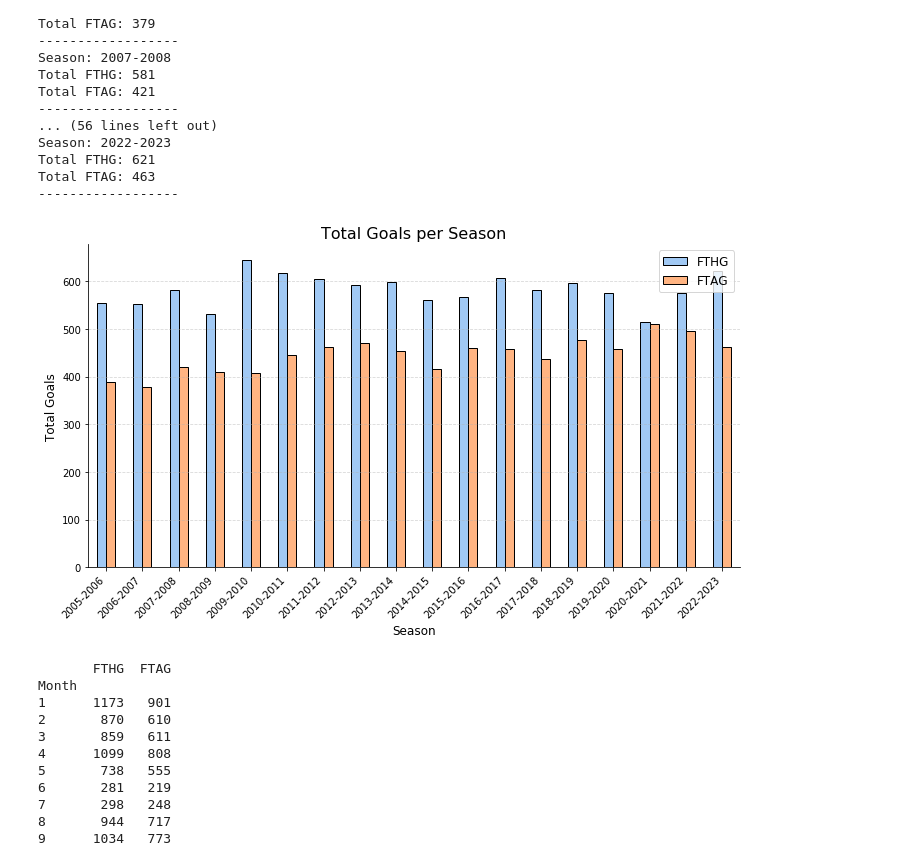
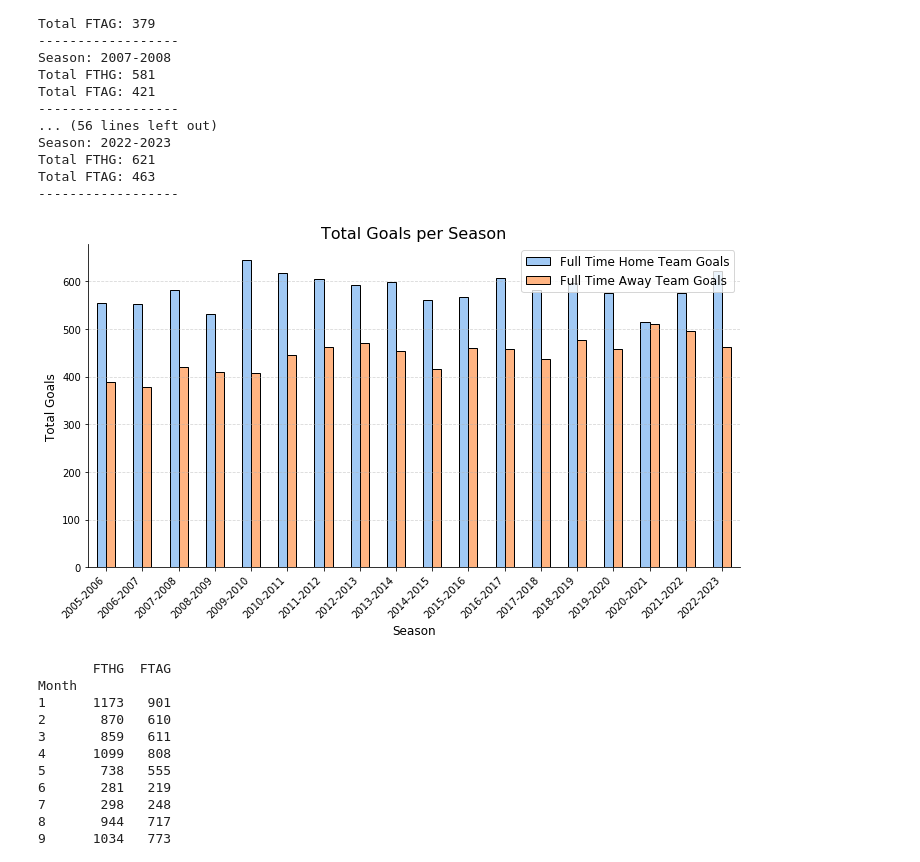
Before and after one commit to airbagdeer/theoretical-statistics, a Jupyter notebook: Final-Project.ipynb, the cells around one changed output. Cells and saved outputs as stored; diff of their text form; code cells hidden in the pictures.

Commit message:
new plot and changed previous plot legend

```diff
--- a/Final-Project.ipynb
+++ b/Final-Project.ipynb
@@ -91,28 +91,28 @@ Total FTAG: 463
 # %%
 totalGoalsPerSeasonDF = pd.DataFrame.from_dict(goals_per_season, orient='index')
 totalGoalsPerSeasonDF.reset_index(inplace=True)
 totalGoalsPerSeasonDF.rename(columns={'index': 'Season'}, inplace=True)
 
 ax = totalGoalsPerSeasonDF.plot(x='Season', kind='bar', figsize=(10, 6), color=colors, edgecolor='black')
 
 plt.title('Total Goals per Season', fontsize=16)
 plt.xlabel('Season', fontsize=12)
 plt.ylabel('Total Goals', fontsize=12)
-plt.legend(['FTHG', 'FTAG'], fontsize=12)
+plt.legend(['Full Time Home Team Goals', 'Full Time Away Team Goals'], fontsize=12)
 
 ax.spines['top'].set_visible(False)
 ax.spines['right'].set_visible(False)
 
 ax.yaxis.grid(True, linestyle='--', alpha=0.5)
 
 plt.xticks(rotation=45, ha='right', fontsize=10)
 
 plt.tight_layout()
 
 plt.savefig(os.path.join(plotsFolder, 'total-goals-per-season.png'))
 plt.show()
 # %% [output]
-[figure, old version]
+[figure, new version]
 # %%
 def calculate_goals_per_month(df):
     df['Date'] = pd.to_datetime(df['Date'])
```
Also changed, not shown: parts of 9 cells of this notebook, 2 other files.
